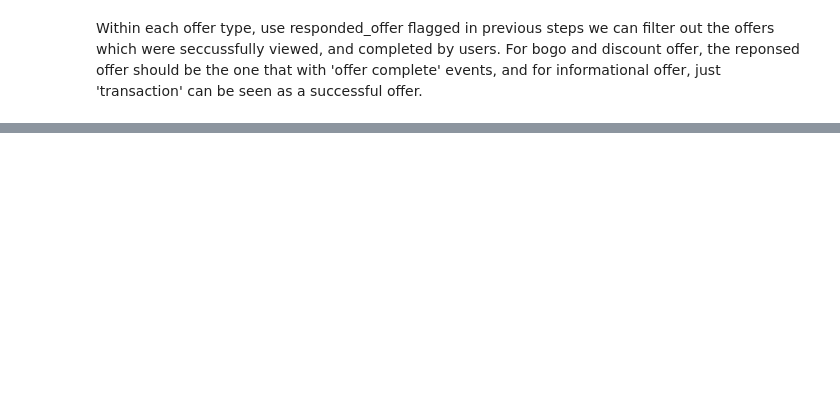
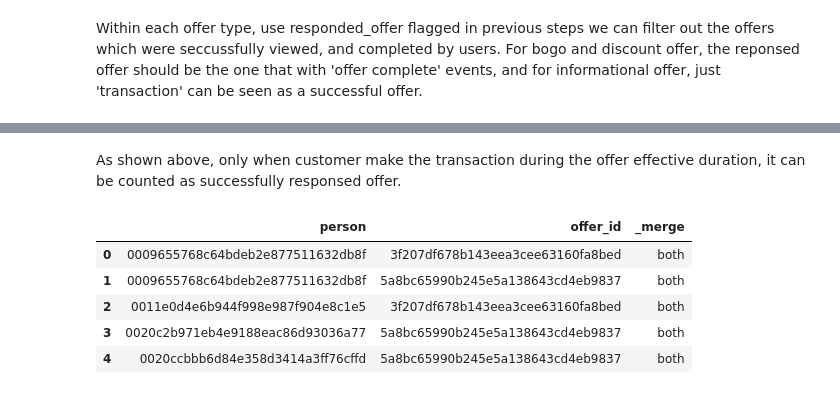
Before and after one commit to JcFreya/Starbucks-Capstone-Challenge, a Jupyter notebook: Starbucks_Capstone_notebook.ipynb, the cells around one changed output, grey strips where cells are left out. Cells and saved outputs as stored; diff of their text form; code cells hidden in the pictures; blank space fills up the shorter version.

```diff
--- a/Starbucks_Capstone_notebook.ipynb
+++ b/Starbucks_Capstone_notebook.ipynb
@@ -462,0 +548,16 @@ discount_completed = discount[['person','offer_id']][(discount['responsed_offer'
+# %%
+#convert time into days
+informational['day_offer']=informational['time']/24
+#drop unnecessary columns
+informational.drop(['time','value','pre_offer_id'], axis=1, inplace=True)
+informational=informational.sort_values(['person','day_offer','event','offer_id'])
+
+#get difference in time for informational offers
+informational['diff']=informational[(informational['offer_type']=='informational') \
+                                         & ((informational['event']=='offer received')\
+                                            | (informational['event']=='transaction'))].groupby(['person','offer_id'])['day_offer'].diff()
+informational['valid_completion']=np.nan
+#flag valid events if within duration
+informational.loc[informational['diff']<=informational['duration'],'valid_completion']=1
+#fill any missing values with 0 flag
+informational['valid_completion']=informational['valid_completion'].fillna(value=0)
@@ -462,0 +574,6 @@ discount_completed = discount[['person','offer_id']][(discount['responsed_offer'
+# %% [markdown]
+As shown above, only when customer make the transaction during the offer effective duration, it can be counted as successfully responsed offer.
+# %%
+#flag successfully responded offer where completed_offer=1 and valid_completion=1
+informational['offer_responded']=np.where(((informational['completed_offer']==1)\
+                                           & (informational['valid_completion']==1)),1,0)
@@ -462,0 +584,16 @@ discount_completed = discount[['person','offer_id']][(discount['responsed_offer'
+# %%
+# filter out offer with transactions or completed, and offer which have viewed events
+informational_ids_transaction_completed = informational[['person','offer_id']][(informational['event']=='transaction') | \
+                            (informational['event']=='offer completed') ].groupby(['person','offer_id']).count().reset_index()
+informational_ids_received = informational[['person','offer_id']][informational['event']=='offer received'].groupby(['person','offer_id']).count().reset_index()
+
+# get the offer records which was only viewed without transaction and completion
+informational_merged = informational_ids_transaction_completed.merge(informational_ids_received,how='right',on=['person','offer_id'],indicator=True)
+informational_merged.head()
+# %% [output]
+|  | person | offer_id | _merge |
+| 0 | 0009655768c64bdeb2e877511632db8f | 3f207df678b143eea3cee63160fa8bed | both |
+| 1 | 0009655768c64bdeb2e877511632db8f | 5a8bc65990b245e5a138643cd4eb9837 | both |
+| 2 | 0011e0d4e6b944f998e987f904e8c1e5 | 3f207df678b143eea3cee63160fa8bed | both |
+| 3 | 0020c2b971eb4e9188eac86d93036a77 | 5a8bc65990b245e5a138643cd4eb9837 | both |
+| 4 | 0020ccbbb6d84e358d3414a3ff76cffd | 5a8bc65990b245e5a138643cd4eb9837 | both |
```
Also changed, not shown: parts of 18 cells of this notebook.
